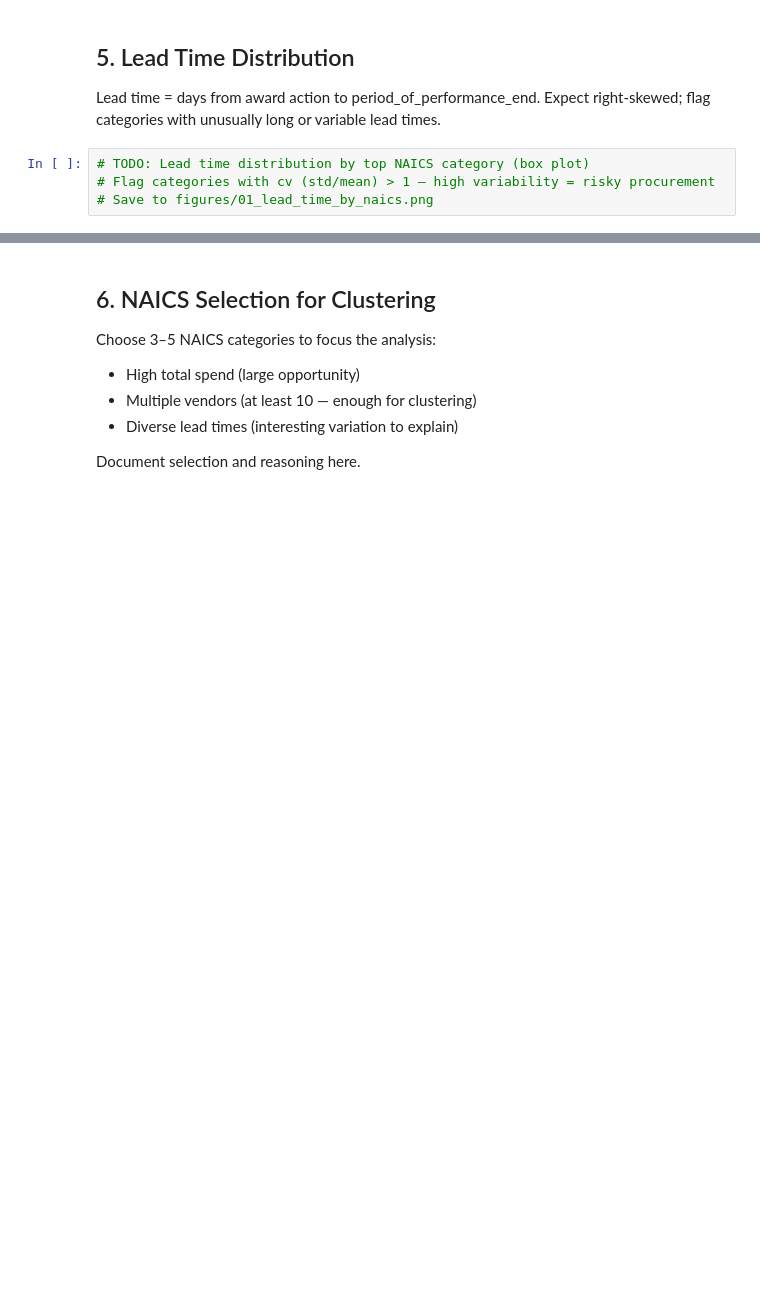
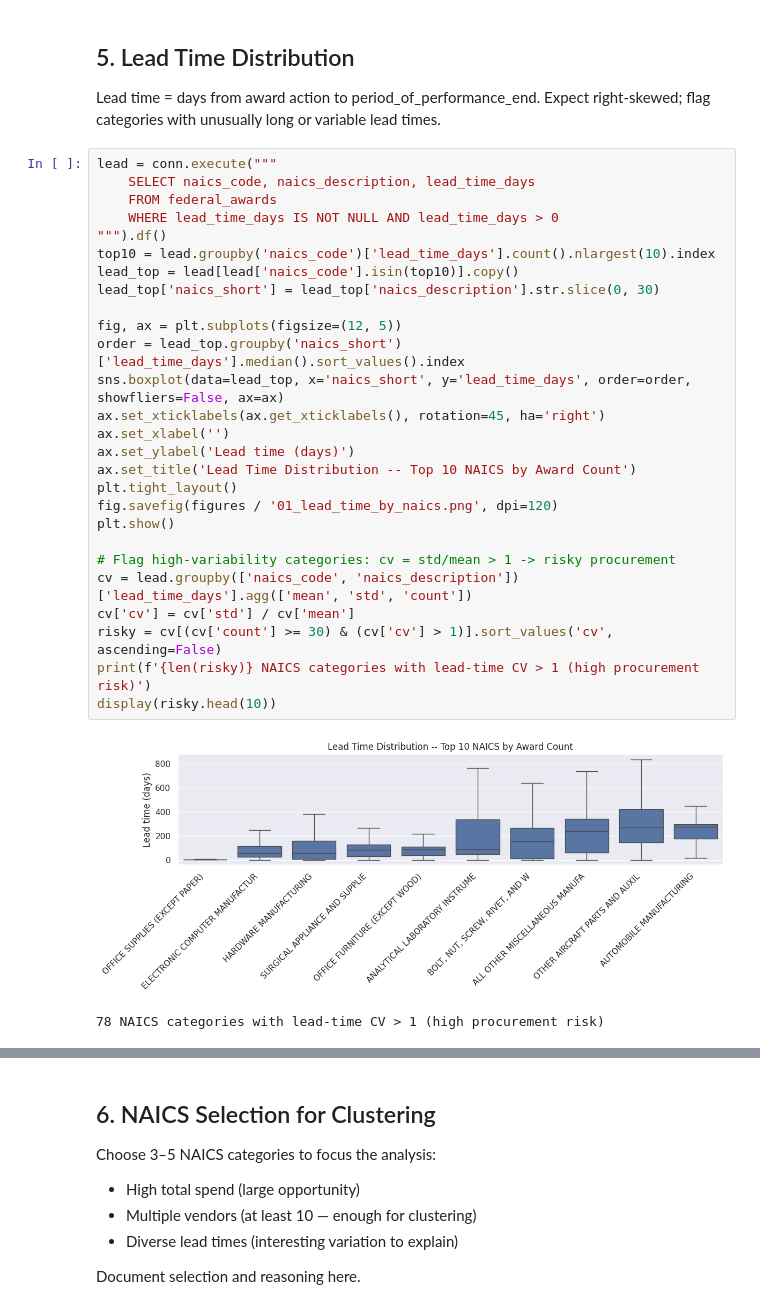
Before and after one commit to aalias01/supply-chain-cost-intelligence, a Jupyter notebook: notebooks/01_eda.ipynb, the cells around one changed output, grey strips where cells are left out. Drawn from its saved outputs; the diff is of its cells as text; blank space fills up the shorter version.

```diff
--- a/notebooks/01_eda.ipynb
+++ b/notebooks/01_eda.ipynb
@@ -94,7 +129,33 @@ display(top_naics)
 
 Lead time = days from award action to period_of_performance_end.
 Expect right-skewed; flag categories with unusually long or variable lead times.
-# %%
-# TODO: Lead time distribution by top NAICS category (box plot)
-# Flag categories with cv (std/mean) > 1 — high variability = risky procurement
-# Save to figures/01_lead_time_by_naics.png
+# %%
+lead = conn.execute("""
+    SELECT naics_code, naics_description, lead_time_days
+    FROM federal_awards
+    WHERE lead_time_days IS NOT NULL AND lead_time_days > 0
+""").df()
+top10 = lead.groupby('naics_code')['lead_time_days'].count().nlargest(10).index
+lead_top = lead[lead['naics_code'].isin(top10)].copy()
+lead_top['naics_short'] = lead_top['naics_description'].str.slice(0, 30)
+
+fig, ax = plt.subplots(figsize=(12, 5))
+order = lead_top.groupby('naics_short')['lead_time_days'].median().sort_values().index
+sns.boxplot(data=lead_top, x='naics_short', y='lead_time_days', order=order, showfliers=False, ax=ax)
+ax.set_xticklabels(ax.get_xticklabels(), rotation=45, ha='right')
+ax.set_xlabel('')
+ax.set_ylabel('Lead time (days)')
+ax.set_title('Lead Time Distribution -- Top 10 NAICS by Award Count')
+plt.tight_layout()
+fig.savefig(figures / '01_lead_time_by_naics.png', dpi=120)
+plt.show()
+
+# Flag high-variability categories: cv = std/mean > 1 -> risky procurement
+cv = lead.groupby(['naics_code', 'naics_description'])['lead_time_days'].agg(['mean', 'std', 'count'])
+cv['cv'] = cv['std'] / cv['mean']
+risky = cv[(cv['count'] >= 30) & (cv['cv'] > 1)].sort_values('cv', ascending=False)
+print(f'{len(risky)} NAICS categories with lead-time CV > 1 (high procurement risk)')
+display(risky.head(10))
+# %% [output]
+[figure, added]
+78 NAICS categories with lead-time CV > 1 (high procurement risk)
```
Also changed, not shown: parts of 11 cells of this notebook, 14 other files.
